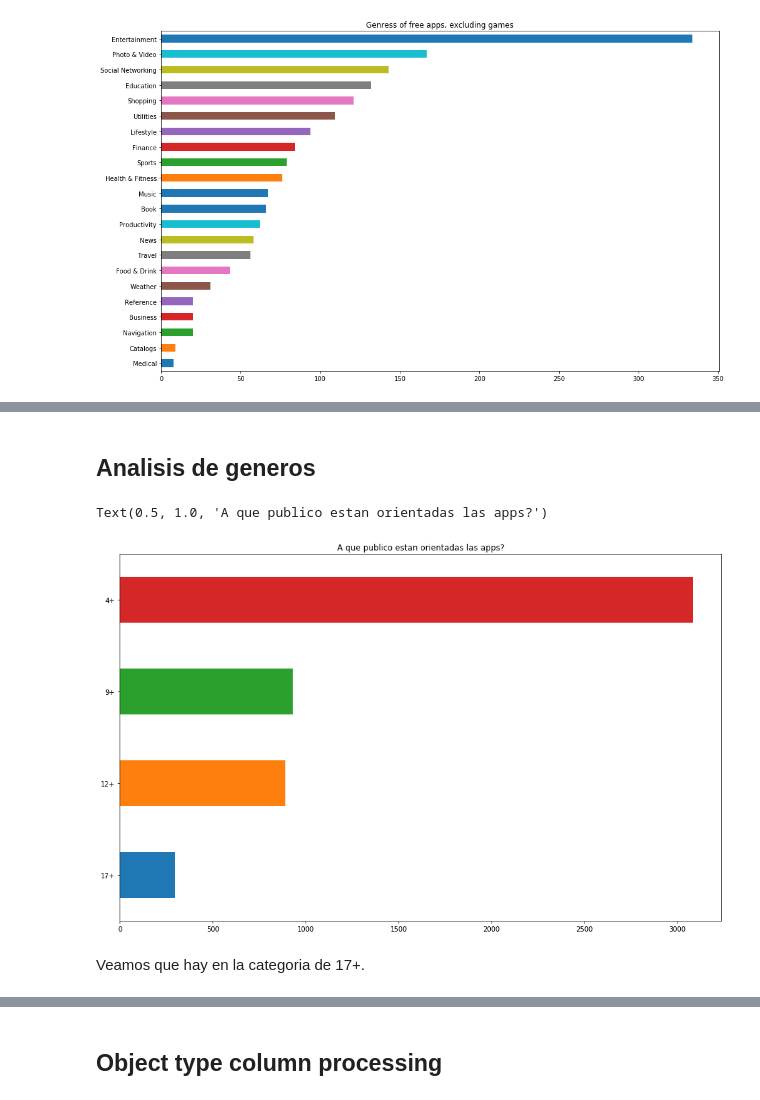
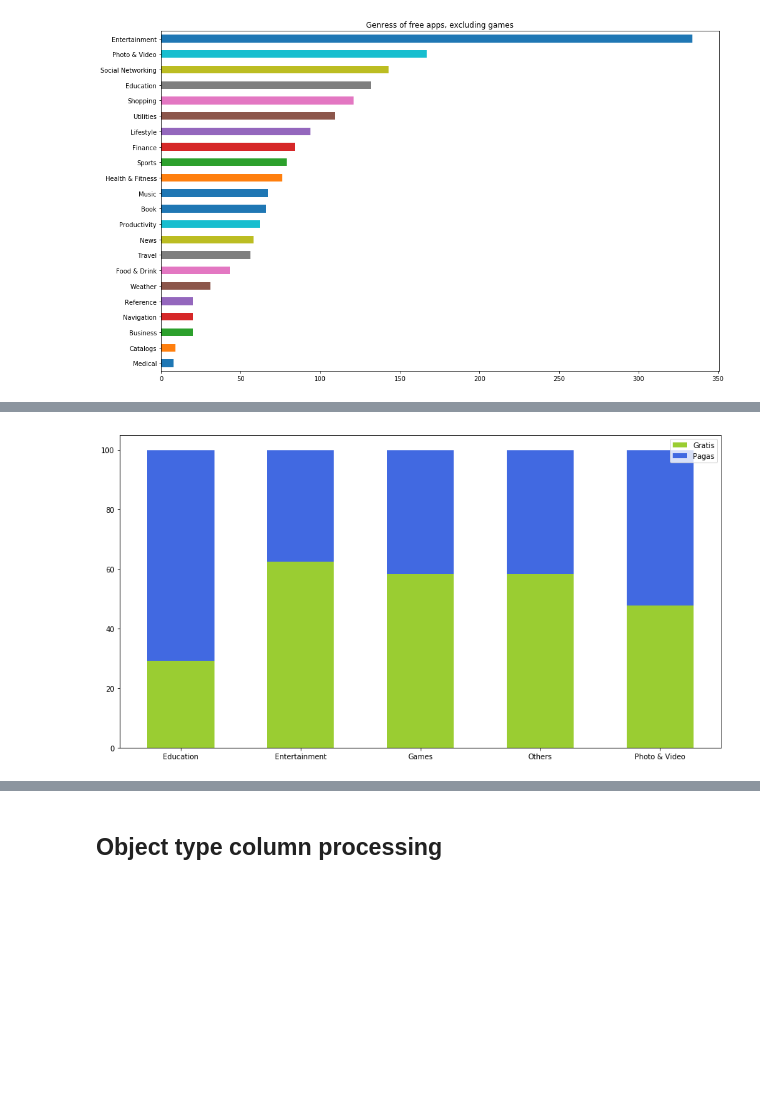
Before and after one commit to rozanecm/7550_tpFinal, a Jupyter notebook: Untitled.ipynb, the cells around one changed output, grey strips where cells are left out. Cells and saved outputs as stored; diff of their text form; code cells hidden in the pictures; blank space fills up the shorter version.

```diff
--- a/Untitled.ipynb
+++ b/Untitled.ipynb
@@ -124,2 +180,0 @@ Todo lo relacionado a Redes sociales es gratis: no seria popular tener que pagar
-# %% [markdown]
-## Analisis de generos
@@ -128,8 +181,30 @@ interest_areas = ['Games', 'Education', 'Entertainment', 'Photo & Video']
-# %%
-# veamos los ratings de contenido de las areas de interes
-apps[apps['prime_genre'].isin(interest_areas)].cont_rating.value_counts(ascending=True).plot(kind='barh', figsize=(16,10)).set_title('A que publico estan orientadas las apps?')
-# %% [output]
-Text(0.5, 1.0, 'A que publico estan orientadas las apps?')
-[figure, removed]
-# %% [markdown]
-Veamos que hay en la categoria de 17+.
+# %%
+s = ['Games', 'Entertainment', 'Education', 'Photo & Video']
+
+def categ(x):
+    if x in s:
+        return x
+    else :
+        return "Others"
+
+apps['broad_genre']= apps.prime_genre.apply(lambda x : categ(x))
+
+
+list_free= dist['Porcentaje Gratis %'].tolist()
+tuple_free = tuple(list_free)
+tuple_paidapps = tuple(dist['Porcentaje Pagas %'].tolist())
+plt.figure(figsize=(15,8))
+N=5
+ind = np.arange(N)
+width =0.56
+p1 = plt.bar(ind, tuple_free, width, color='#9ACD32')
+p2 = plt.bar(ind, tuple_paidapps, width,bottom=tuple_free,color='#4169E1')
+plt.xticks(ind,tuple(dist.index.tolist() ))
+plt.legend((p1[0], p2[0]), ('Gratis', 'Pagas'))
+plt.show()
+
+pies = dist[['Porcentaje Gratis %','Porcentaje Pagas %']]
+pies.columns=['free %','paid %']
+plt.show()
+# %% [output]
+[figure, added]
```
Also changed, not shown: parts of 24 cells of this notebook.
